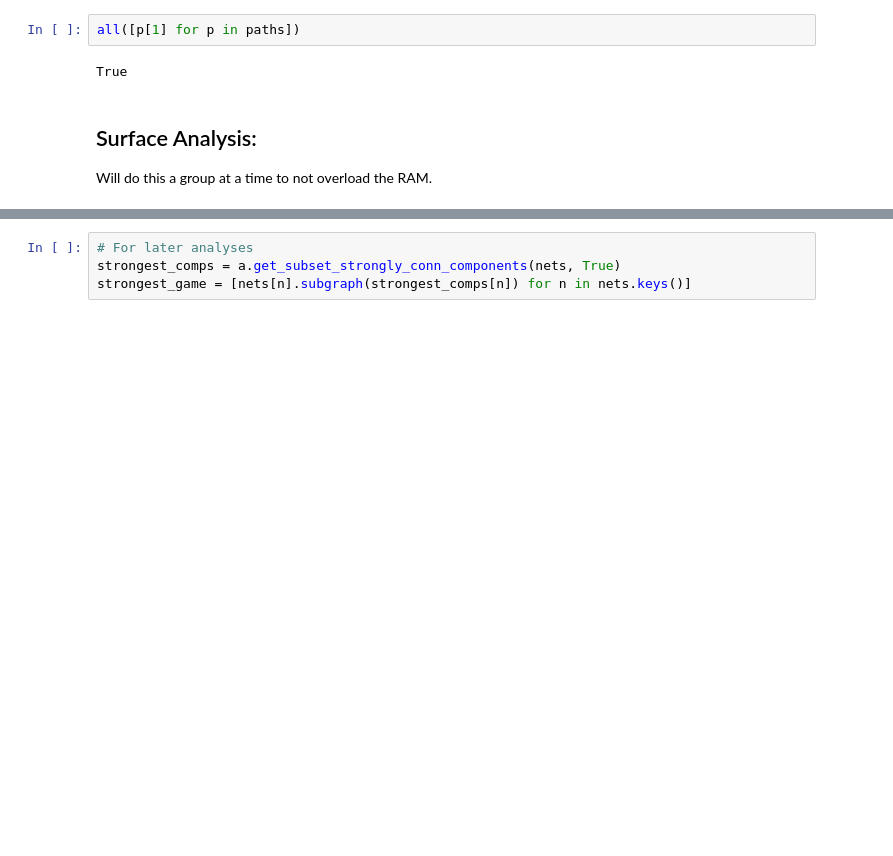
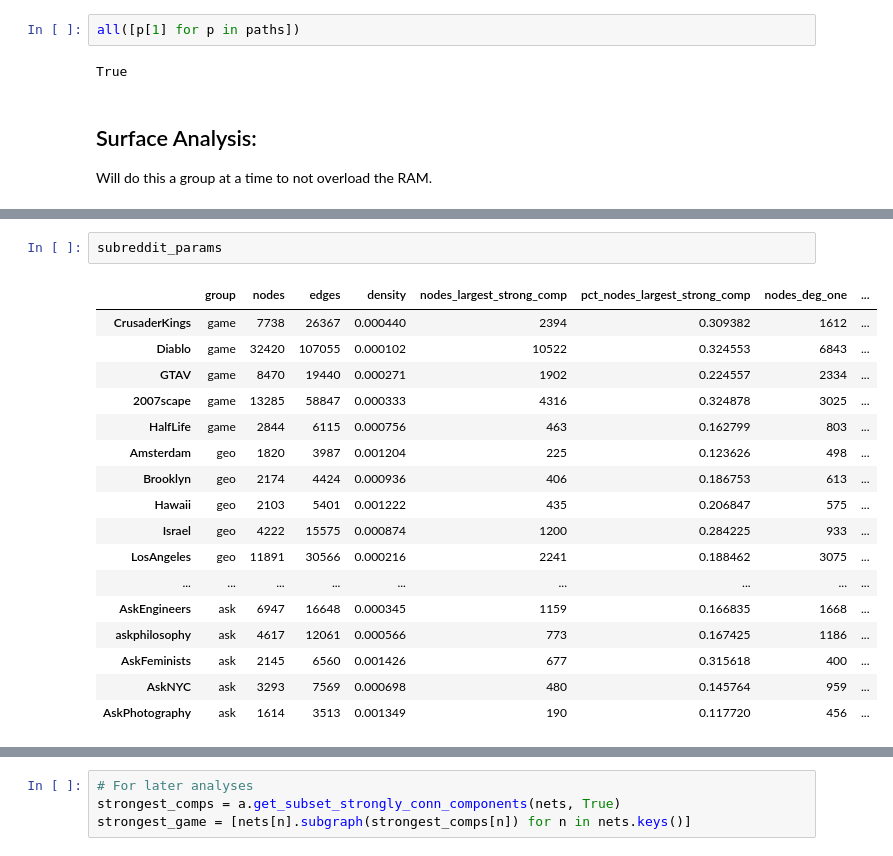
Before and after one commit to ruskirin/reddit-assortativity-analysis, a Jupyter notebook: non-political-subreddits-analysis.ipynb, the cells around one changed output, grey strips where cells are left out. Saved outputs shown, nothing was run; the diff lists cells and outputs as text; blank space fills up the shorter version.

```diff
--- a/non-political-subreddits-analysis.ipynb
+++ b/non-political-subreddits-analysis.ipynb
@@ -186 +175,21 @@ params_game
+# %%
+subreddit_params
+# %% [output]
+|  | group | nodes | edges | density | nodes_largest_strong_comp | pct_nodes_largest_strong_comp | nodes_deg_one | ... |
+| CrusaderKings | game | 7738 | 26367 | 0.000440 | 2394 | 0.309382 | 1612 | ... |
+| Diablo | game | 32420 | 107055 | 0.000102 | 10522 | 0.324553 | 6843 | ... |
+| GTAV | game | 8470 | 19440 | 0.000271 | 1902 | 0.224557 | 2334 | ... |
+| 2007scape | game | 13285 | 58847 | 0.000333 | 4316 | 0.324878 | 3025 | ... |
+| HalfLife | game | 2844 | 6115 | 0.000756 | 463 | 0.162799 | 803 | ... |
+| Amsterdam | geo | 1820 | 3987 | 0.001204 | 225 | 0.123626 | 498 | ... |
+| Brooklyn | geo | 2174 | 4424 | 0.000936 | 406 | 0.186753 | 613 | ... |
+| Hawaii | geo | 2103 | 5401 | 0.001222 | 435 | 0.206847 | 575 | ... |
+| Israel | geo | 4222 | 15575 | 0.000874 | 1200 | 0.284225 | 933 | ... |
+| LosAngeles | geo | 11891 | 30566 | 0.000216 | 2241 | 0.188462 | 3075 | ... |
+| ... | ... | ... | ... | ... | ... | ... | ... | ... |
+| AskEngineers | ask | 6947 | 16648 | 0.000345 | 1159 | 0.166835 | 1668 | ... |
+| askphilosophy | ask | 4617 | 12061 | 0.000566 | 773 | 0.167425 | 1186 | ... |
+| AskFeminists | ask | 2145 | 6560 | 0.001426 | 677 | 0.315618 | 400 | ... |
+| AskNYC | ask | 3293 | 7569 | 0.000698 | 480 | 0.145764 | 959 | ... |
+| AskPhotography | ask | 1614 | 3513 | 0.001349 | 190 | 0.117720 | 456 | ... |
 # %%
```
Also changed, not shown: parts of 23 cells of this notebook, 1 other file.
